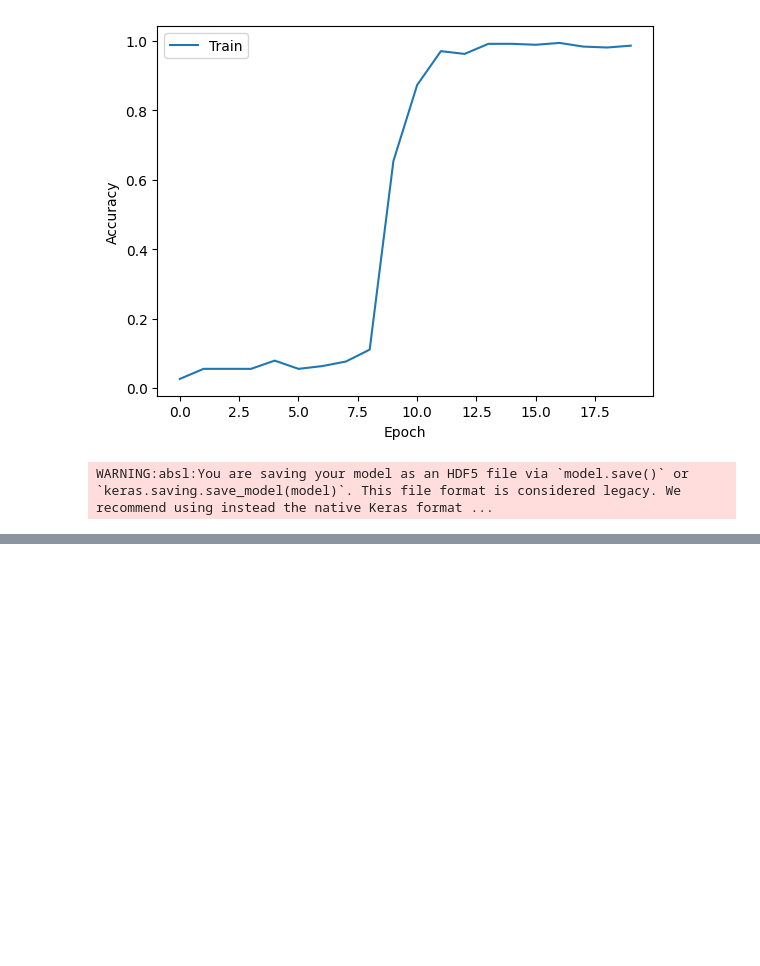
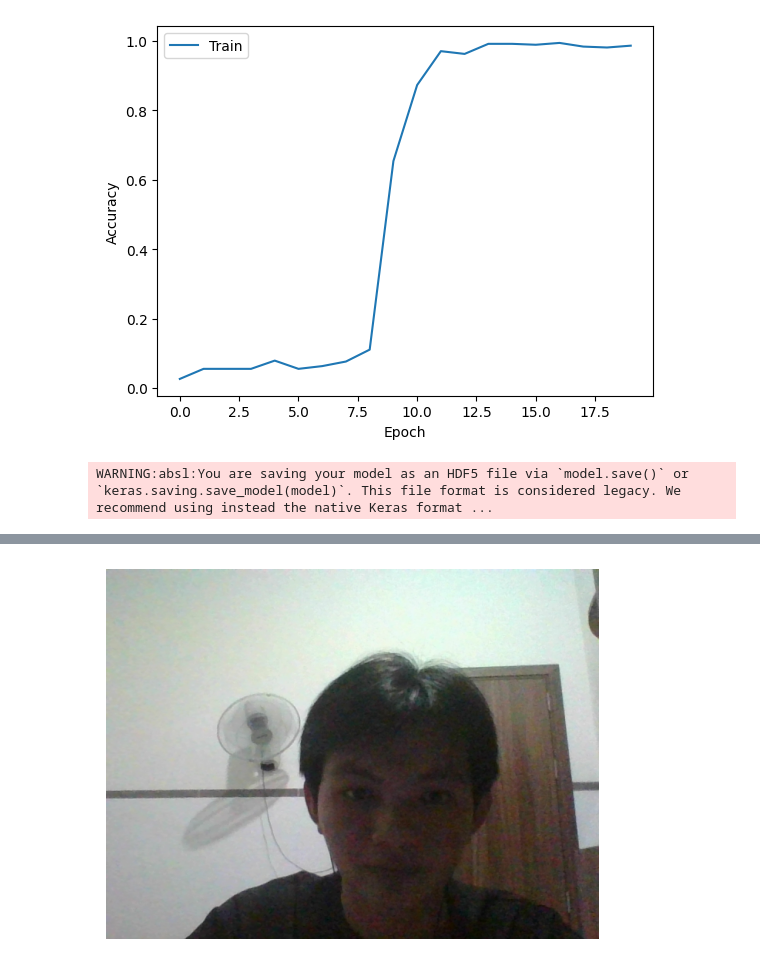
Before and after one commit to tmtngu/BTVN_AI_1, a Jupyter notebook: Nhận_Diện_IC0001_K51.ipynb, the cells around one changed output, grey strips where cells are left out. Cells and saved outputs as stored; diff of their text form; code cells hidden in the pictures; blank space fills up the shorter version.

Commit message:
Được tạo bằng Colab

```diff
--- a/Nhận_Diện_IC0001_K51.ipynb
+++ b/Nhận_Diện_IC0001_K51.ipynb
@@ -132,3 +132,36 @@ Epoch 20/20
 48/48 ━━━━━━━━━━━━━━━━━━━━ 6s 134ms/step - accuracy: 0.9736 - loss: 0.0903 - val_accuracy: 0.9868 - val_loss: 0.0497
 [figure]
 WARNING:absl:You are saving your model as an HDF5 file via `model.save()` or `keras.saving.save_model(model)`. This file format is considered legacy. We recommend using instead the native Keras format ...
+# %%
+from IPython.display import display, Javascript
+from google.colab.output import eval_js
+from base64 import b64decode
+import cv2
+
+def take_photo_instant(filename='photo.png'):
+  js = Javascript('''
+    async function takePhoto() {
+      const video=document.createElement('video');
+      const stream=await navigator.mediaDevices.getUserMedia({video:true});
+      video.srcObject=stream;
+      await video.play();
+
+      const canvas=document.createElement('canvas');
+      canvas.width=video.videoWidth;
+      canvas.height=video.videoHeight;
+      canvas.getContext('2d').drawImage(video,0,0);
+
+      stream.getVideoTracks()[0].stop();
+      return canvas.toDataURL('png');}''')
+  display(js)
+  data=eval_js('takePhoto()')
+  binary = b64decode(data.split(',')[1])
+  with open(filename,'wb') as f:
+    f.write(binary)
+  return filename
+filename=take_photo_instant()
+img = cv2.imread(filename)
+plt.imshow(cv2.cvtColor(img, cv2.COLOR_BGR2RGB))
+plt.axis('off')
+plt.show()
+# %% [output]
@@ -135,3 +169,4 @@ WARNING:absl:You are saving your model as an HDF5 file via `model.save()` or `ke
+[figure, added]
 # %%
 from keras.utils import load_img
 import numpy as np
```
Also changed, not shown: parts of 2 cells of this notebook.
